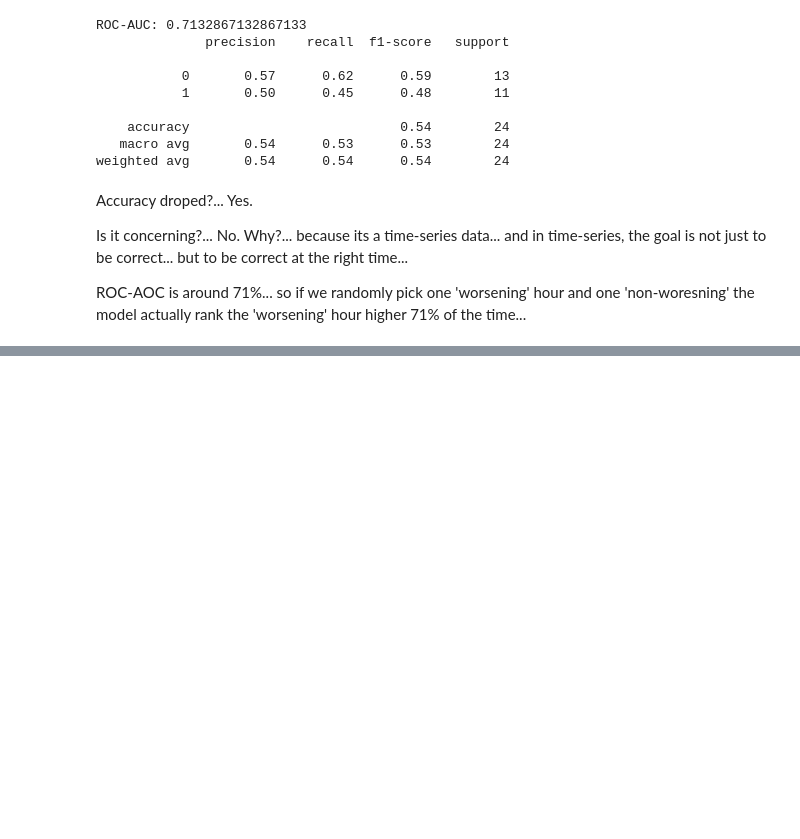
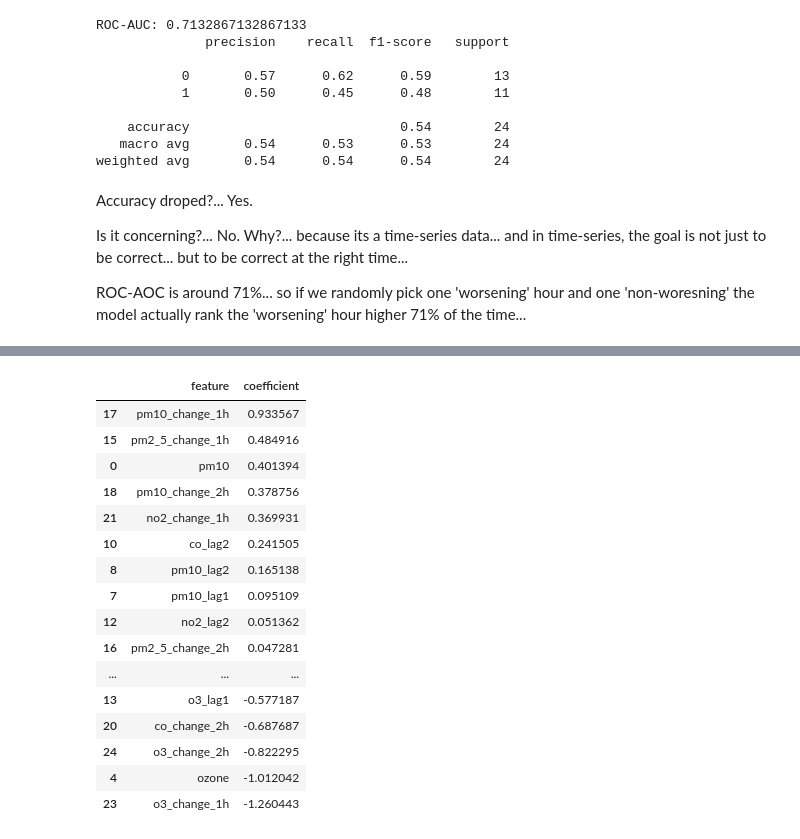
Before and after one commit to CaptianGhost/AirCast-Real-Time-Air-Quality-Risk-Prediction, a Jupyter notebook: notebook/air_quality_exploration.ipynb, the cells around one changed output, grey strips where cells are left out. Cells and saved outputs as stored; diff of their text form; code cells hidden in the pictures; blank space fills up the shorter version.

```diff
--- a/notebook/air_quality_exploration.ipynb
+++ b/notebook/air_quality_exploration.ipynb
@@ -239,0 +367,27 @@ ROC-AOC is around 71%... so if we randomly pick one 'worsening' hour and one 'no
+# %%
+coef = pipe.named_steps["model"].coef_[0]
+
+coef_df = pd.DataFrame({
+    "feature": X.columns,
+    "coefficient": coef
+}).sort_values(by="coefficient", ascending=False)
+
+coef_df
+# %% [output]
+|  | feature | coefficient |
+| 17 | pm10_change_1h | 0.933567 |
+| 15 | pm2_5_change_1h | 0.484916 |
+| 0 | pm10 | 0.401394 |
+| 18 | pm10_change_2h | 0.378756 |
+| 21 | no2_change_1h | 0.369931 |
+| 10 | co_lag2 | 0.241505 |
+| 8 | pm10_lag2 | 0.165138 |
+| 7 | pm10_lag1 | 0.095109 |
+| 12 | no2_lag2 | 0.051362 |
+| 16 | pm2_5_change_2h | 0.047281 |
+| ... | ... | ... |
+| 13 | o3_lag1 | -0.577187 |
+| 20 | co_change_2h | -0.687687 |
+| 24 | o3_change_2h | -0.822295 |
+| 4 | ozone | -1.012042 |
+| 23 | o3_change_1h | -1.260443 |
```
Also changed, not shown: parts of 23 cells of this notebook.
